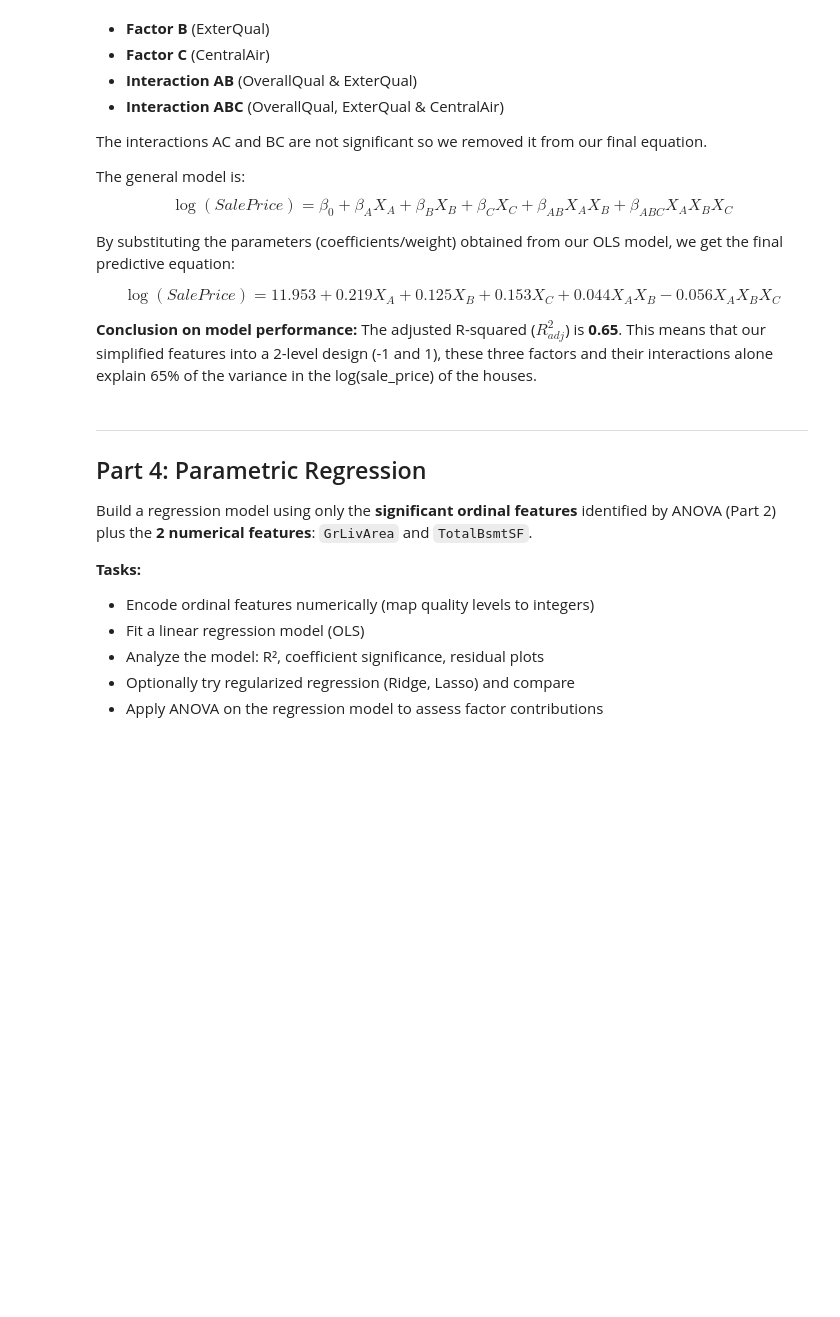
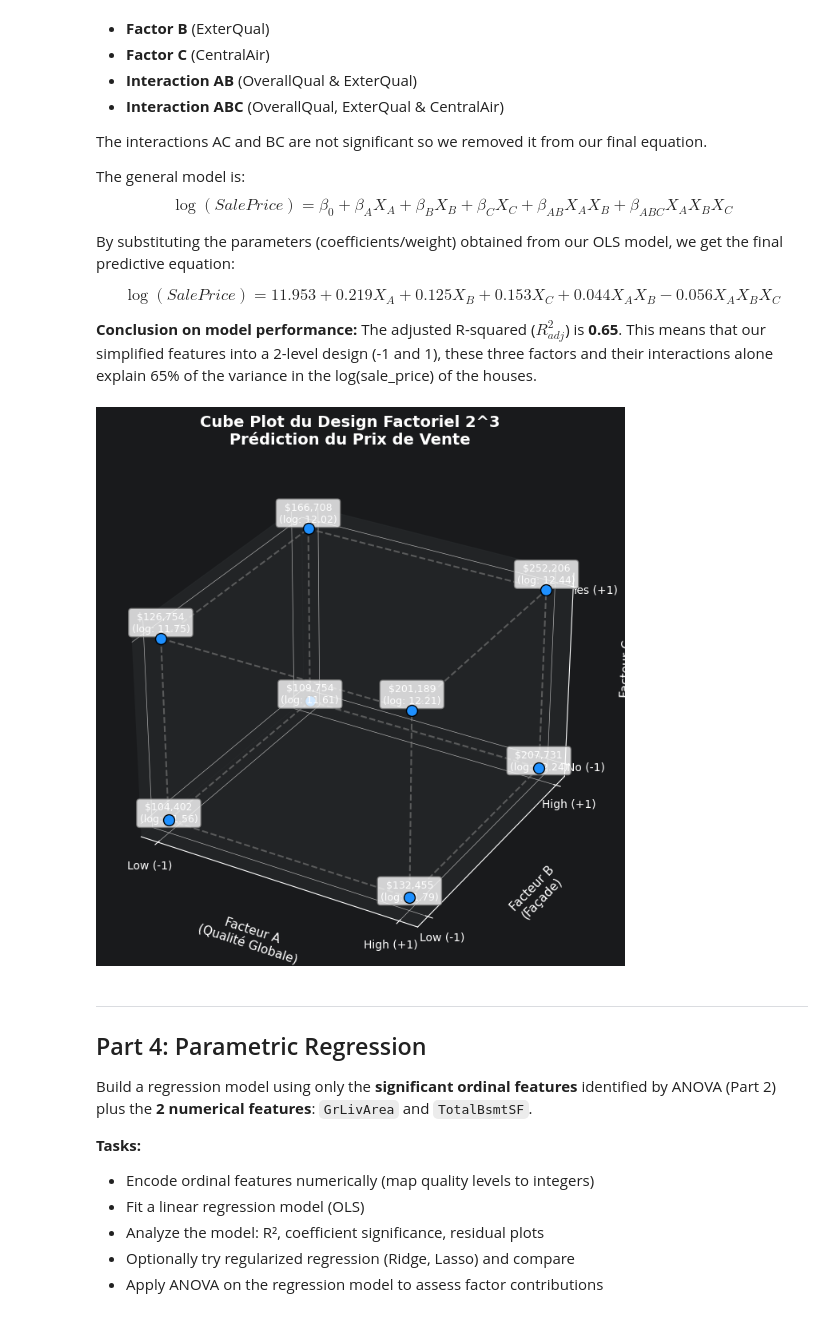
Before and after one commit to cpalescan/cstat, a Jupyter notebook: project_MAIN.ipynb, the cells around one changed output. Drawn from its saved outputs; the diff is of its cells as text; code cells hidden in the pictures; blank space fills up the shorter version.

```diff
--- a/project_MAIN.ipynb
+++ b/project_MAIN.ipynb
@@ -960,6 +985,67 @@ $$\log(SalePrice) = 11.953 + 0.219 X_A + 0.125 X_B + 0.153 X_C + 0.044 X_A X_B -
 
 **Conclusion on model performance:**
 The adjusted R-squared ($R^2_{adj}$) is **0.65**. This means that our simplified features into a 2-level design (-1 and 1), these three factors and their interactions alone explain 65% of the variance in the log(sale_price) of the houses.
+# %%
+import matplotlib.pyplot as plt
+from mpl_toolkits.mplot3d import Axes3D
+import numpy as np
+import itertools
+
+# Création de la figure 3D
+fig = plt.figure(figsize=(10, 8))
+ax = fig.add_subplot(111, projection='3d')
+
+# Niveaux codés des facteurs
+r = [-1, 1]
+
+# 1. Tracer les arêtes (lignes) du cube
+# On relie les points qui n'ont qu'un seul facteur de différence
+for s, e in itertools.combinations(np.array(list(itertools.product(r, r, r))), 2):
+    if np.sum(np.abs(s-e)) == 2:
+        ax.plot3D(*zip(s, e), color="gray", linestyle="--", alpha=0.6)
+
+# 2. Fonction basée sur VOTRE équation de régression
+def predict_price(A, B, C):
+    # Log(SalePrice) = 11.953 + 0.219*A + 0.125*B + 0.153*C + 0.044*AB - 0.056*ABC
+    return 11.953 + 0.219*A + 0.125*B + 0.153*C + 0.044*A*B - 0.056*A*B*C
+
+# 3. Placer les 8 sommets et leurs étiquettes
+for A in r:
+    for B in r:
+        for C in r:
+            # Calcul du log et du prix réel
+            log_price = predict_price(A, B, C)
+            real_price = np.exp(log_price)
+
+            # Point de couleur bleu clair
+            ax.scatter(A, B, C, color='dodgerblue', s=100, edgecolor='black', zorder=5)
+
+            # Création de l'étiquette (ex: $150,000)
+            label = f"${real_price:,.0f}\n(log: {log_price:.2f})"
+
+            # Placement du texte à côté du point
+            ax.text(A, B, C*1.05, label, fontsize=9, ha='center', va='bottom',
+                    bbox=dict(facecolor='white', alpha=0.8, edgecolor='gray', boxstyle='round,pad=0.3'))
+
+# 4. Configuration visuelle des axes
+ax.set_xticks([-1, 1])
+ax.set_yticks([-1, 1])
+ax.set_zticks([-1, 1])
+
+# Remplacement des -1/1 par des labels plus clairs
+ax.set_xticklabels(['Low (-1)', 'High (+1)'])
+ax.set_yticklabels(['Low (-1)', 'High (+1)'])
+ax.set_zticklabels(['No (-1)', 'Yes (+1)'])
+
+ax.set_xlabel('Facteur A\n(Qualité Globale)', fontsize=11, labelpad=15)
+ax.set_ylabel('Facteur B\n(Façade)', fontsize=11, labelpad=15)
+ax.set_zlabel('Facteur C\n(Climatisation)', fontsize=11, labelpad=15)
+
+plt.title("Cube Plot du Design Factoriel 2^3\nPrédiction du Prix de Vente", fontsize=14, fontweight='bold', pad=20)
+plt.tight_layout()
+plt.show()
+# %% [output]
+[figure, added]
 # %% [markdown]
 ---
 ## Part 4: Parametric Regression
```
Also changed, not shown: parts of 8 cells of this notebook.
